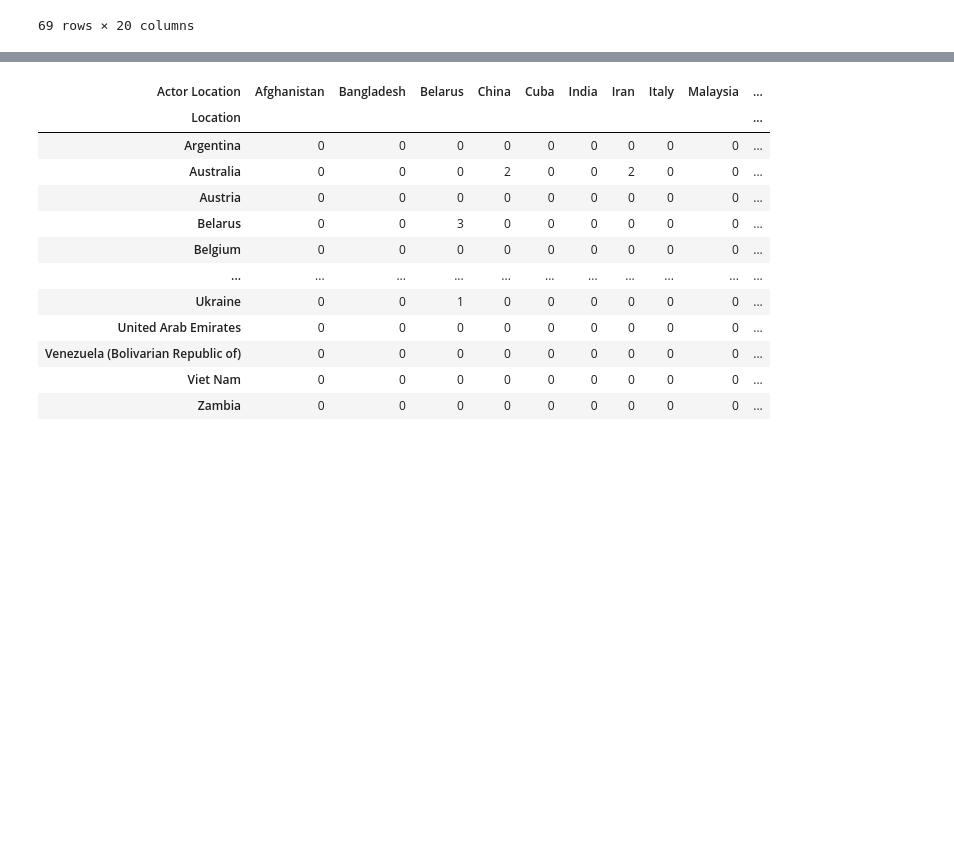
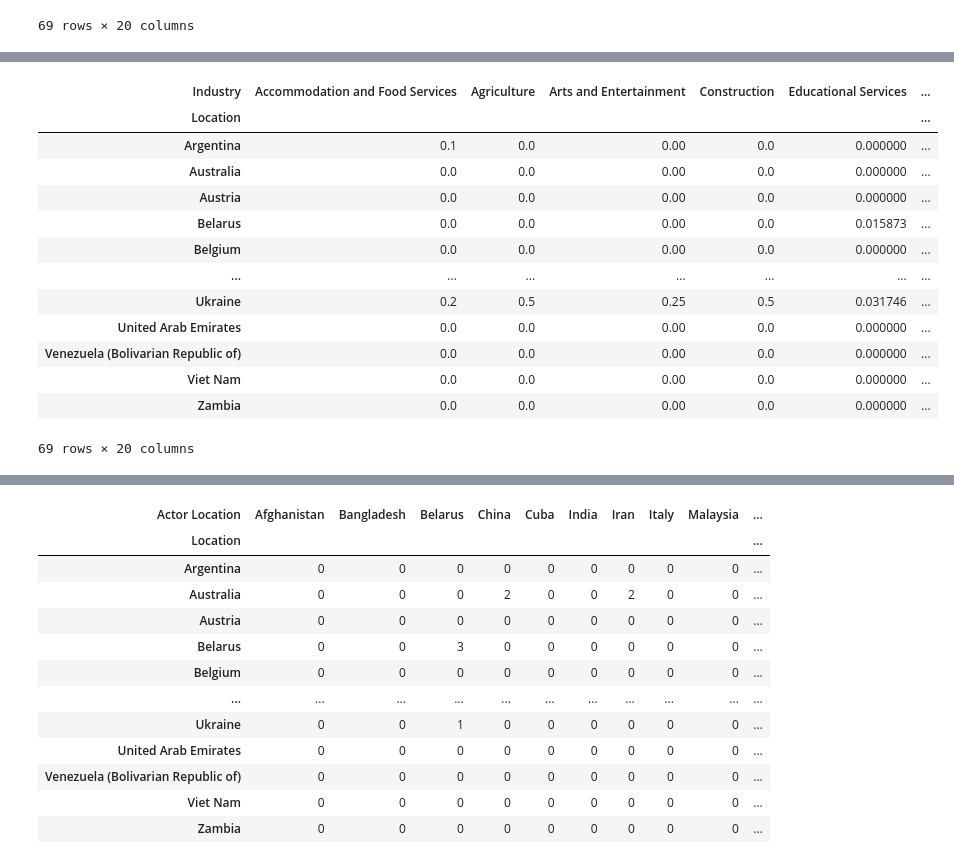
Before and after one commit to Sof0-0/CMPS3160_Project_CyberAttacks, a Jupyter notebook: DSProject.ipynb, the cells around one changed output, grey strips where cells are left out. Drawn from its saved outputs; the diff is of its cells as text; code cells hidden in the pictures; blank space fills up the shorter version.

```diff
--- a/DSProject.ipynb
+++ b/DSProject.ipynb
@@ -1080,0 +1138,19 @@ counts_att1
+# %%
+# Given the victim's industry, the distribution of the victim's location
+loc_given_industry = counts_norm2.divide(industry_marg, axis=1)
+loc_given_industry
+# %% [output]
+| Industry | Accommodation and Food Services | Agriculture | Arts and Entertainment | Construction | Educational Services | ... |
+| Location |  |  |  |  |  | ... |
+| Argentina | 0.1 | 0.0 | 0.00 | 0.0 | 0.000000 | ... |
+| Australia | 0.0 | 0.0 | 0.00 | 0.0 | 0.000000 | ... |
+| Austria | 0.0 | 0.0 | 0.00 | 0.0 | 0.000000 | ... |
+| Belarus | 0.0 | 0.0 | 0.00 | 0.0 | 0.015873 | ... |
+| Belgium | 0.0 | 0.0 | 0.00 | 0.0 | 0.000000 | ... |
+| ... | ... | ... | ... | ... | ... | ... |
+| Ukraine | 0.2 | 0.5 | 0.25 | 0.5 | 0.031746 | ... |
+| United Arab Emirates | 0.0 | 0.0 | 0.00 | 0.0 | 0.000000 | ... |
+| Venezuela (Bolivarian Republic of) | 0.0 | 0.0 | 0.00 | 0.0 | 0.000000 | ... |
+| Viet Nam | 0.0 | 0.0 | 0.00 | 0.0 | 0.000000 | ... |
+| Zambia | 0.0 | 0.0 | 0.00 | 0.0 | 0.000000 | ... |
+69 rows × 20 columns
```
Also changed, not shown: parts of 24 cells of this notebook.
